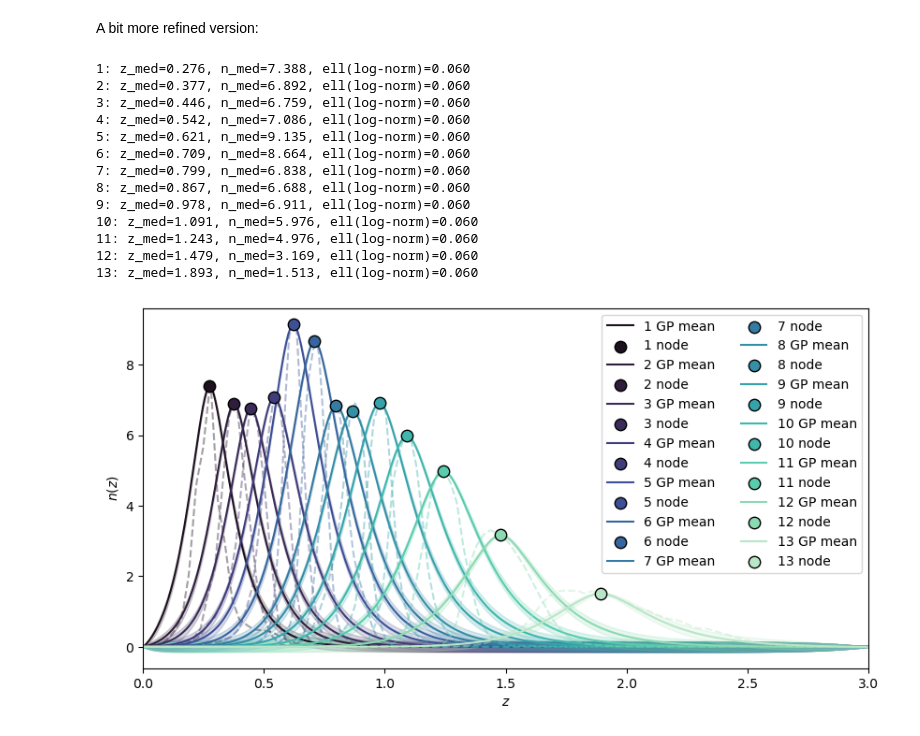
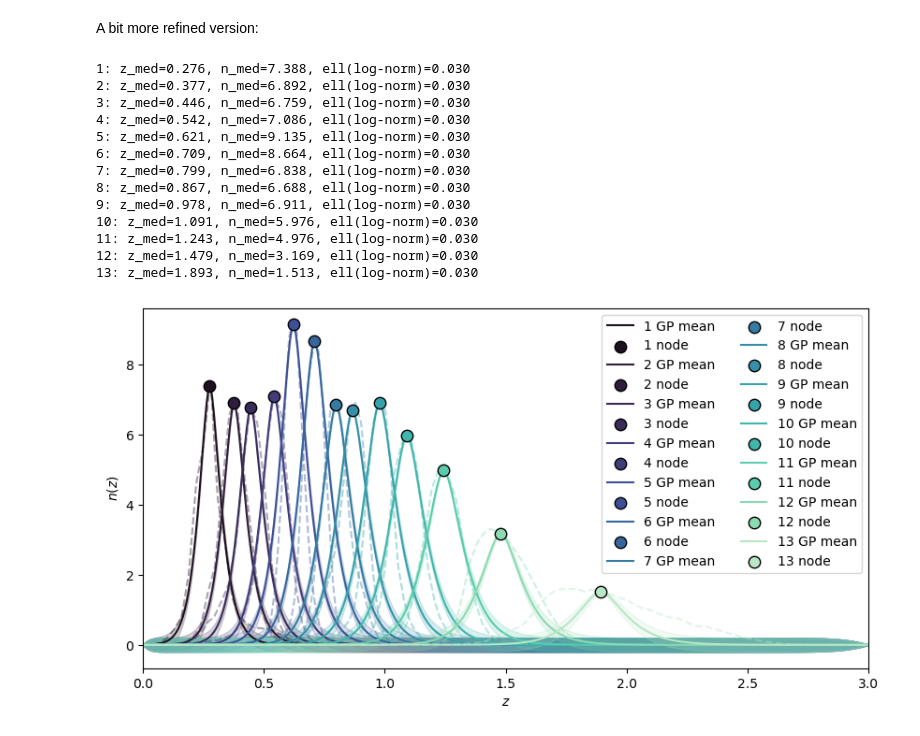
Before and after one commit to jipdebuck/binz, a Jupyter notebook: src/binz/GP_nz.ipynb, the cells around one changed output. Drawn from its saved outputs; the diff is of its cells as text; code cells hidden in the pictures.

```diff
--- a/src/binz/GP_nz.ipynb
+++ b/src/binz/GP_nz.ipynb
@@ -298,7 +298,7 @@ import seaborn as sns
 
 z_min, z_max = 0.0, 3.0
 z_pred = np.linspace(z_min, z_max, 400).reshape(-1, 1)
-corr_length = 0.15  # correlation length factor (relative to bin width)
+corr_length = 0.1  # correlation length factor (relative to bin width)
 sigma_amp = 0.02    # GP amplitude
 
 gp_priors = {}
@@ -393,8 +393,8 @@ z_min, z_max = 0.0, 3.0
 z_pred = np.linspace(z_min, z_max, 400).reshape(-1, 1)
 
 # ---- Global settings (one lengthscale only) ----
-ell = 0.06        # single global correlation length in normalized log-space
-sigma_amp = 0.02  # GP amplitude
+ell = 0.03        # single global correlation length in normalized log-space
+sigma_amp = 0.04  # GP amplitude
 alpha_jitter = 1e-8  # small nugget for stability
 
 # Normalized log-space coordinate
@@ -428,44 +428,44 @@ for key, nz in dndz_she_norm.items():
 
     y_pred, y_std = gp.predict(x_pred, return_std=True)
 
     gp_priors[key] = gp
     gp_predictions[key] = (y_pred, y_std)
     training_nodes[key] = (np.array([[z_med]]), np.array([n_med]))
 
     print(f"{key}: z_med={z_med:.3f}, n_med={n_med:.3f}, ell(log-norm)={ell:.3f}")
 
 # --- Plot like your example ---
 palette = sns.color_palette("mako", len(dndz_she_norm))
 fig, ax = plt.subplots(figsize=(10, 5))
 
 for j, key in enumerate(dndz_she_norm.keys()):
     y_pred, y_std = gp_predictions[key]
     X_train, y_train = training_nodes[key]
 
     ax.plot(z_pred, y_pred, color=palette[j], label=f"{key} GP mean")
     ax.fill_between(z_pred.ravel(), (y_pred - y_std).ravel(), (y_pred + y_std).ravel(),
                     color=palette[j], alpha=0.2)
 
     ax.plot(z, dndz_she_norm[key], '--', color=palette[j], alpha=0.4)
     ax.scatter(X_train, y_train, color=palette[j], edgecolor='black', s=80, zorder=3, label=f"{key} node")
 
 ax.set_xlabel(r"$z$")
 ax.set_ylabel(r"$n(z)$")
 ax.set_xlim(z_min, z_max)
 ax.legend(loc="upper right", ncol=2)
 plt.show()
 # %% [output]
-1: z_med=0.276, n_med=7.388, ell(log-norm)=0.060
-2: z_med=0.377, n_med=6.892, ell(log-norm)=0.060
-3: z_med=0.446, n_med=6.759, ell(log-norm)=0.060
-4: z_med=0.542, n_med=7.086, ell(log-norm)=0.060
-5: z_med=0.621, n_med=9.135, ell(log-norm)=0.060
-6: z_med=0.709, n_med=8.664, ell(log-norm)=0.060
-7: z_med=0.799, n_med=6.838, ell(log-norm)=0.060
-8: z_med=0.867, n_med=6.688, ell(log-norm)=0.060
-9: z_med=0.978, n_med=6.911, ell(log-norm)=0.060
-10: z_med=1.091, n_med=5.976, ell(log-norm)=0.060
-11: z_med=1.243, n_med=4.976, ell(log-norm)=0.060
-12: z_med=1.479, n_med=3.169, ell(log-norm)=0.060
-13: z_med=1.893, n_med=1.513, ell(log-norm)=0.060
+1: z_med=0.276, n_med=7.388, ell(log-norm)=0.030
+2: z_med=0.377, n_med=6.892, ell(log-norm)=0.030
+3: z_med=0.446, n_med=6.759, ell(log-norm)=0.030
+4: z_med=0.542, n_med=7.086, ell(log-norm)=0.030
+5: z_med=0.621, n_med=9.135, ell(log-norm)=0.030
+6: z_med=0.709, n_med=8.664, ell(log-norm)=0.030
+7: z_med=0.799, n_med=6.838, ell(log-norm)=0.030
+8: z_med=0.867, n_med=6.688, ell(log-norm)=0.030
+9: z_med=0.978, n_med=6.911, ell(log-norm)=0.030
+10: z_med=1.091, n_med=5.976, ell(log-norm)=0.030
+11: z_med=1.243, n_med=4.976, ell(log-norm)=0.030
+12: z_med=1.479, n_med=3.169, ell(log-norm)=0.030
+13: z_med=1.893, n_med=1.513, ell(log-norm)=0.030
-[figure, old version]
+[figure, new version]
```
Also changed, not shown: parts of 2 cells of this notebook.
